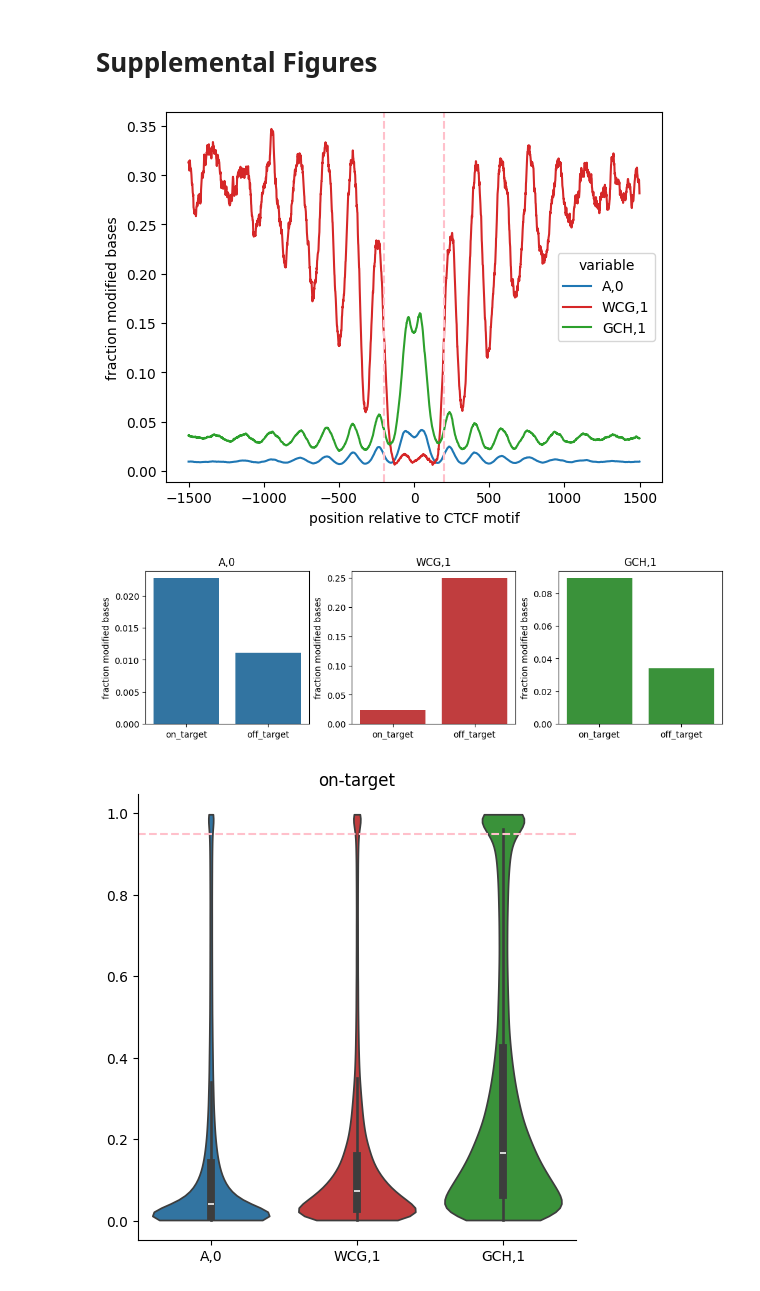
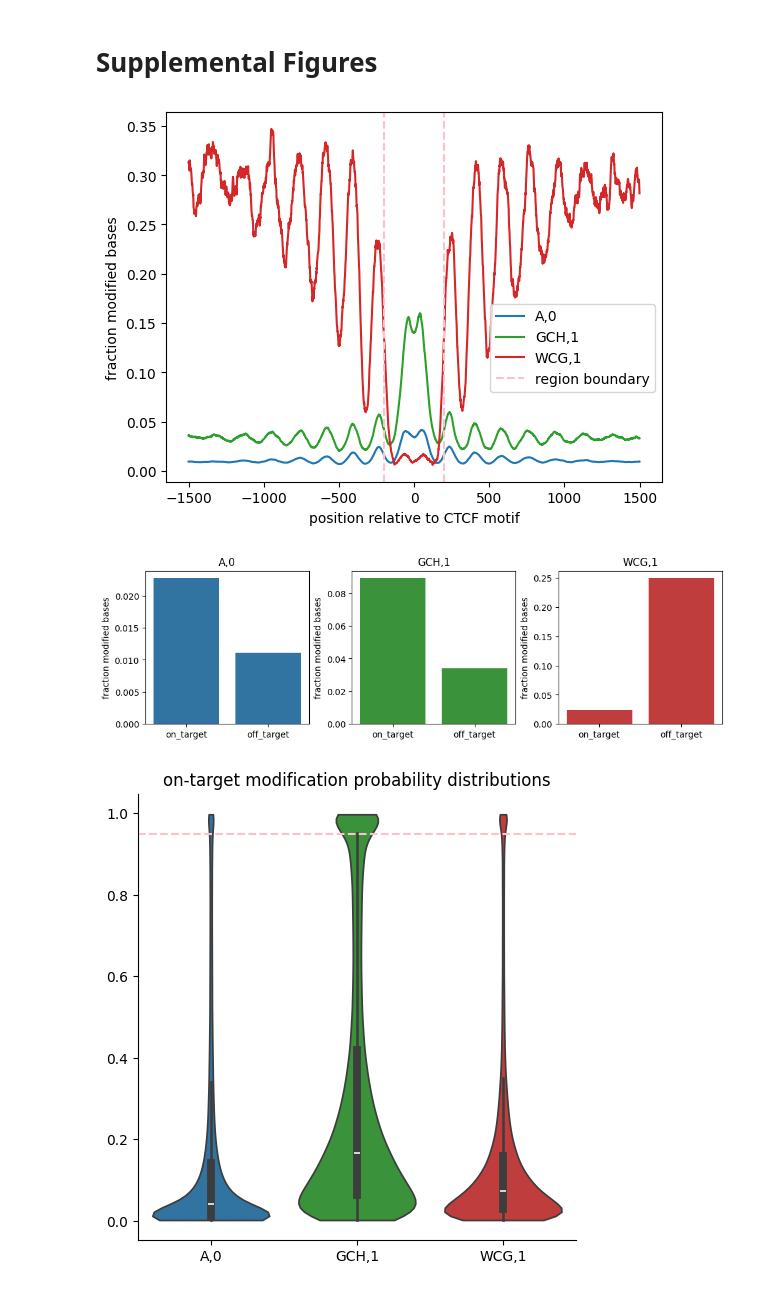
Before and after one commit to streetslab/multimodal-dimelo, a Jupyter notebook: CTCF_analysis.ipynb, the cells around one changed output. Drawn from its saved outputs; the diff is of its cells as text; code cells hidden in the pictures.

```diff
--- a/CTCF_analysis.ipynb
+++ b/CTCF_analysis.ipynb
@@ -17,7 +17,7 @@ ctcf_main_figure_window_size = 1000
 # NOTE: Match window sizes set in third_party_data.ipynb
 ctcf_on_target_window_size = 200
 ctcf_off_target_window_size = 1300
-motifs = ["A,0", "WCG,1", "GCH,1"]
+motifs = ["A,0", "GCH,1", "WCG,1"]
 mod_prob_thresh = 0.95
 n_cores = 10
 # %%
@@ -103,13 +103,14 @@ for motif, ax in zip(motifs, axs):
         sort_by="shuffle",
         thresh=mod_prob_thresh,
         ax=ax,
-        palette=plotting.default_palette_map
+        palette=plotting.default_palette_map,
+        rasterized=True
     )
     ax.set_title(motif)
     ax.set_xlabel("position relative to CTCF motif")
     ax.set_ylabel("reads")
     ax.set_ylim(0,105000)
-    ax.legend(title="",loc='upper left')
+    sns.move_legend(ax, loc="upper left")
 
 plt.savefig(config.figure_dir / "ctcf.plot_reads.svg")
 plt.show()
@@ -130,13 +131,16 @@ ax = plot_enrichment_profile.by_modification(
     smooth_window=25,
     palette=plotting.default_palette_map
 )
-plt.axvline(-ctcf_on_target_window_size, linestyle="--", color="pink")
+plt.axvline(-ctcf_on_target_window_size, linestyle="--", color="pink", label="region boundary")
 plt.axvline(ctcf_on_target_window_size, linestyle="--", color="pink")
+# recreate legend to both add new entry and restrict location to the bottom right quadrant
+ax.legend(loc='best', bbox_to_anchor=(0.5, 0., 0.5, 0.5))
 ax.set_xlabel("position relative to CTCF motif")
+plt.savefig(config.figure_dir / "ctcf.plot_enrichment_profile.full.svg")
 plt.show()
 plt.close()
 # %% [output]
-[figure, old version]
+[figure, new version]
 # %%
 fig, axes = plt.subplots(1, 3, layout="constrained", figsize=(10, 3))
 
@@ -151,8 +155,12 @@ for motif, ax in zip(motifs, axes):
         ax=ax
     )
     ax.set_title(motif)
+
+plt.savefig(config.figure_dir / "ctcf.plot_enrichment.svg")
+plt.show()
+plt.close()
 # %% [output]
-[figure, old version]
+[figure, new version]
 # %%
 on_target_motif_mod_vector_dict = {}
 file_path = config.processed_data_dir / f"extract.{ctcf_output_id}.on_target" / "reads.combined_basemods.h5"
@@ -173,11 +181,13 @@ for motif in motifs:
 # %%
 fig = sns.catplot(on_target_motif_mod_vector_dict, kind="violin", cut=0, palette=plotting.default_palette_map)
 plt.axhline(mod_prob_thresh, linestyle="--", color="pink")
-plt.title("on-target")
+plt.title("on-target modification probability distributions")
+
+plt.savefig(config.figure_dir / "ctcf.mod_probs.on_target.svg")
 plt.show()
 plt.close()
 # %% [output]
-[figure, old version]
+[figure, new version]
 # %%
 off_target_motif_mod_vector_dict = {}
 file_path = config.processed_data_dir / f"extract.{ctcf_output_id}.off_target" / "reads.combined_basemods.h5"
```
Also changed, not shown: parts of 3 cells of this notebook, 1 other file.
